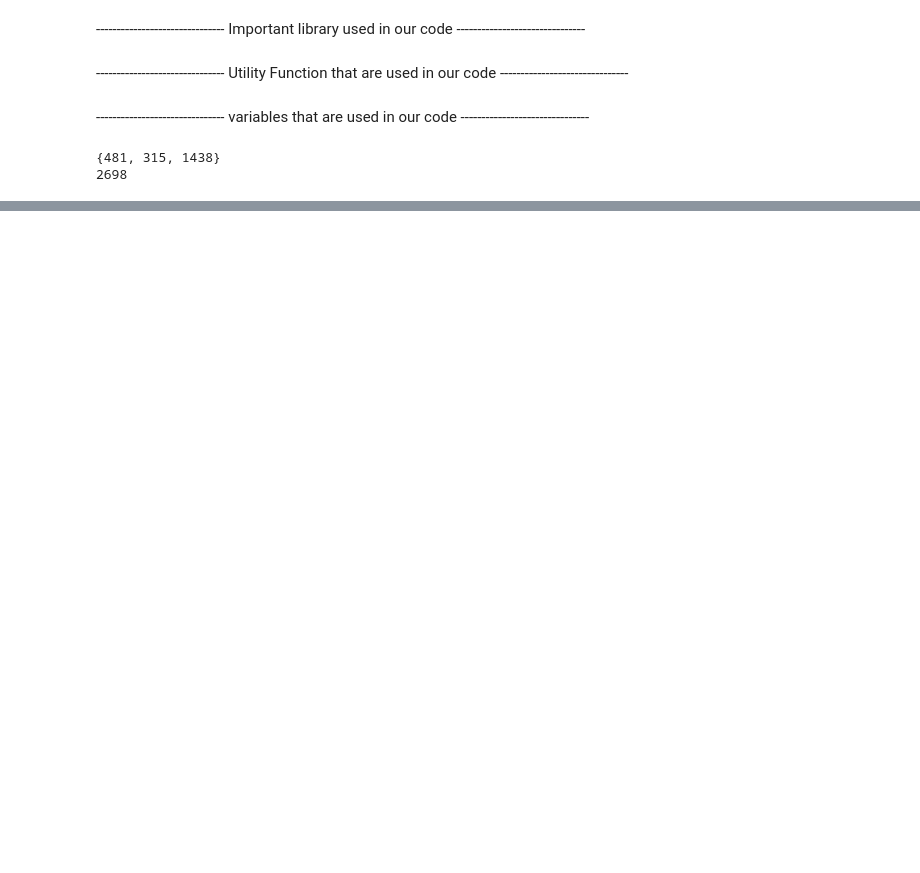
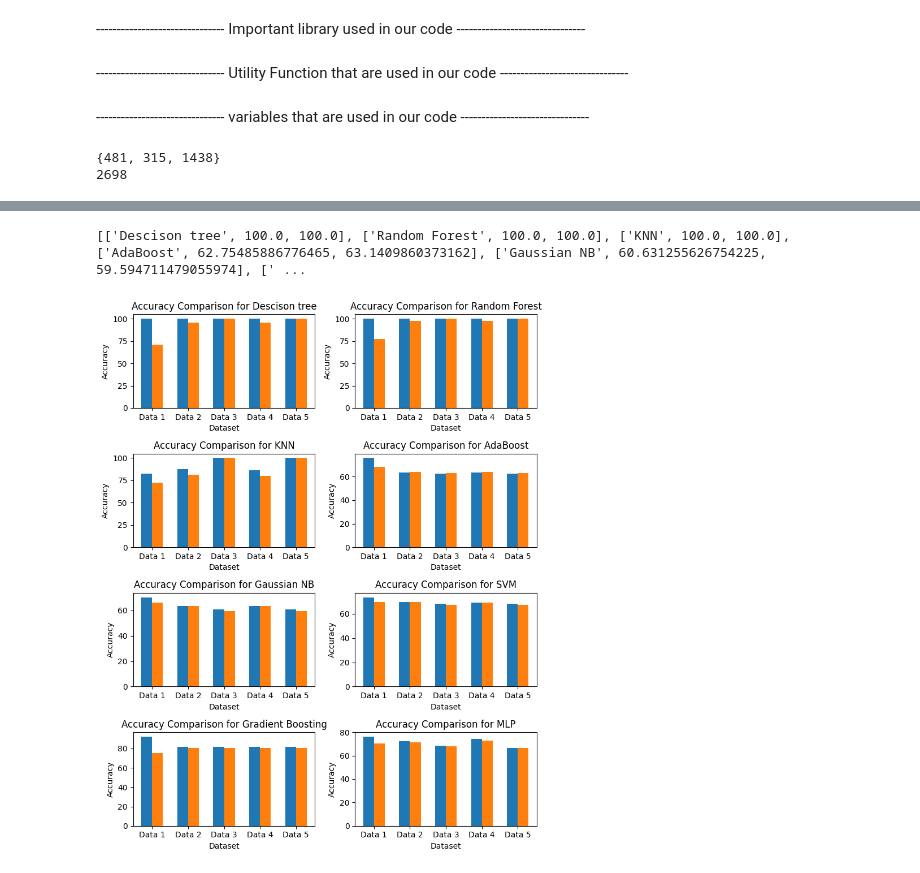
Before and after one commit to YamanSahu/MTP-Work, a Jupyter notebook: new_models.ipynb, the cells around one changed output, grey strips where cells are left out. Saved outputs shown, nothing was run; the diff lists cells and outputs as text; code cells hidden in the pictures; blank space fills up the shorter version.

```diff
--- a/new_models.ipynb
+++ b/new_models.ipynb
@@ -755,0 +868,24 @@ runAllDataSet("Output/test_3_smote.txt", new_data_set_3, new_data_set_4, new_dat
+# %%
+op_driver_1_without_freq = runModels(data_set_1)
+op_driver_2_without_freq = runModels(data_set_2)
+op_driver_3_without_freq = runModels(data_set_3)
+op_driver_4_without_freq = runModels(data_set_4)
+# %%
+data_set_1 = loadData("3_19/visual_freq_psd.txt")
+data_set_2 = loadData("4_57/visual_freq_psd.txt")
+data_set_3 = loadData("5_11/visual_freq_psd.txt")
+data_set_4 = loadData("Australia/visual_freq_psd.txt")
+# %%
+op_driver_1_with_freq_psd = runModels(data_set_1)
+op_driver_2_with_freq_psd = runModels(data_set_2)
+op_driver_3_with_freq_psd = runModels(data_set_3)
+op_driver_4_with_freq_psd = runModels(data_set_4)
+# %%
+op_driver_1_without_freq_psd = runModels(data_set_1)
+op_driver_2_without_freq_psd = runModels(data_set_2)
+op_driver_3_without_freq_psd = runModels(data_set_3)
+op_driver_4_without_freq_psd = runModels(data_set_4)
+# %%
+print(op_driver_1_without_freq_psd)
+# %% [output]
+[['Descison tree', 100.0, 100.0], ['Random Forest', 100.0, 100.0], ['KNN', 100.0, 100.0], ['AdaBoost', 62.75485886776465, 63.1409860373162], ['Gaussian NB', 60.631255626754225, 59.594711479055974], [' ...
@@ -755,0 +938,4 @@ runAllDataSet("Output/test_3_smote.txt", new_data_set_3, new_data_set_4, new_dat
+# %%
+make_plots(op_driver_1_old, op_driver_1_with_freq, op_driver_1_without_freq, op_driver_1_with_freq_psd, op_driver_1_without_freq_psd)
+# %% [output]
+[figure, added]
```
Also changed, not shown: parts of 18 cells of this notebook, 28 other files.
